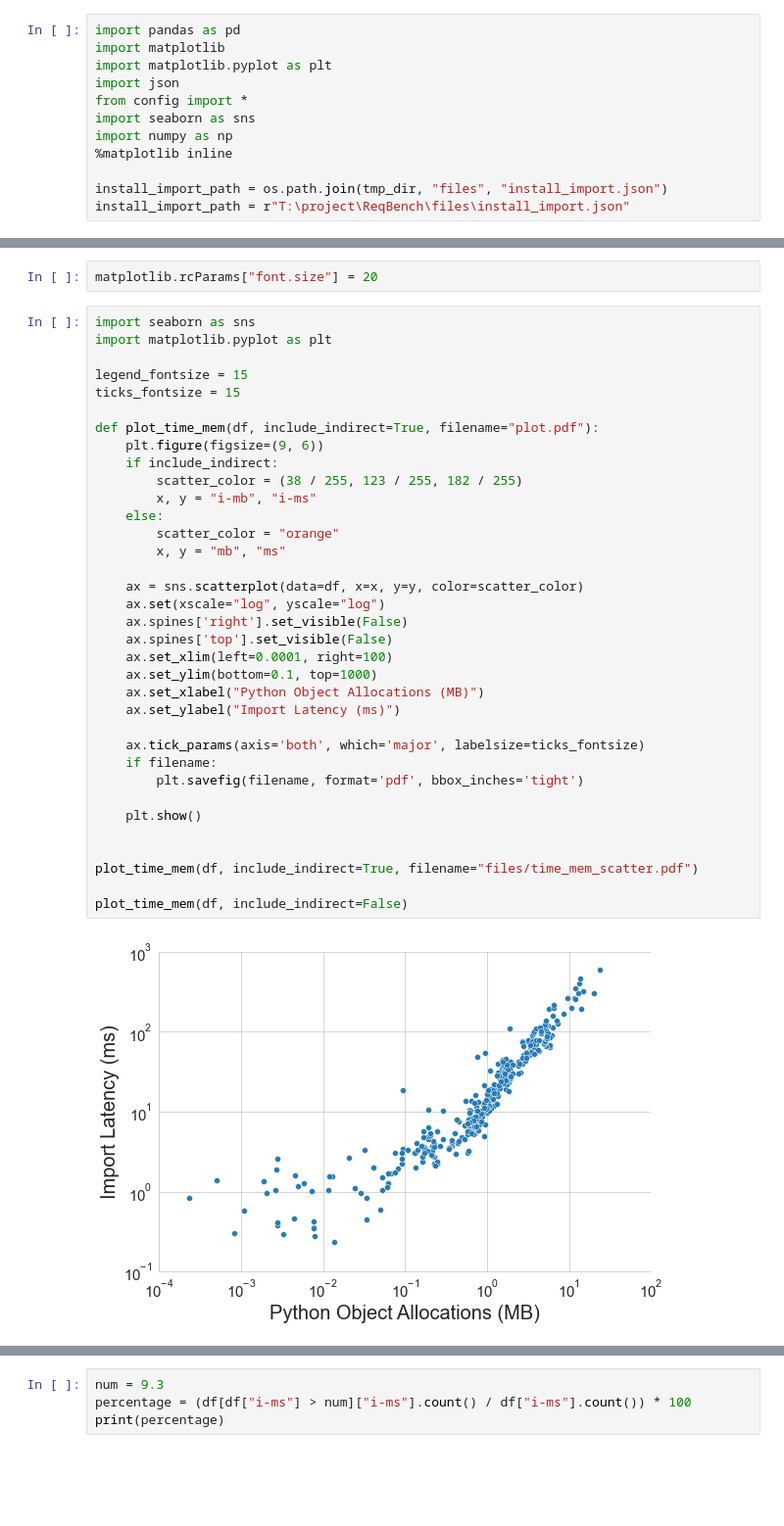
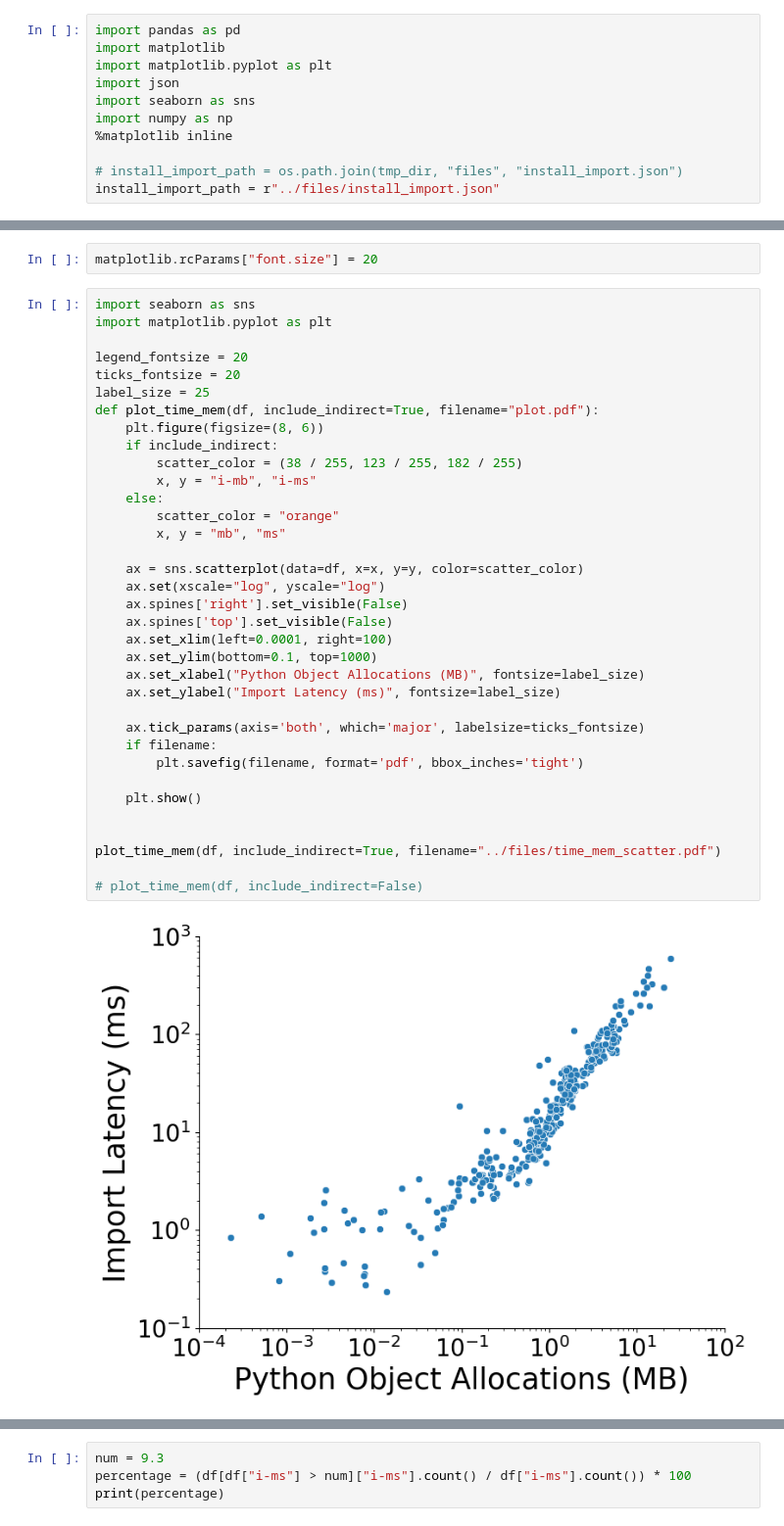
Before and after one commit to open-lambda/ReqBench, a Jupyter notebook: plot/time_mem.ipynb, the cells around one changed output, grey strips where cells are left out. Shown: that part at 98% size. Saved outputs shown, nothing was run; the diff lists cells and outputs as text; blank space fills up the shorter version.

Commit message:
adjust font size

```diff
--- a/plot/time_mem.ipynb
+++ b/plot/time_mem.ipynb
@@ -3,13 +3,12 @@ import pandas as pd
 import matplotlib
 import matplotlib.pyplot as plt
 import json
-from config import *
 import seaborn as sns
 import numpy as np
 %matplotlib inline
 
-install_import_path = os.path.join(tmp_dir, "files", "install_import.json")
-install_import_path = r"T:\project\ReqBench\files\install_import.json"
+# install_import_path = os.path.join(tmp_dir, "files", "install_import.json")
+install_import_path = r"../files/install_import.json"
 # %%
 install_import_dict = json.load(open(install_import_path))
 formatted_data = []
@@ -27,37 +26,37 @@ matplotlib.rcParams["font.size"] = 20
 # %%
 import seaborn as sns
 import matplotlib.pyplot as plt
 
-legend_fontsize = 15
-ticks_fontsize = 15
-
+legend_fontsize = 20
+ticks_fontsize = 20
+label_size = 25
 def plot_time_mem(df, include_indirect=True, filename="plot.pdf"):
-    plt.figure(figsize=(9, 6))
+    plt.figure(figsize=(8, 6))
     if include_indirect:
         scatter_color = (38 / 255, 123 / 255, 182 / 255)
         x, y = "i-mb", "i-ms"
     else:
         scatter_color = "orange"
         x, y = "mb", "ms"
 
     ax = sns.scatterplot(data=df, x=x, y=y, color=scatter_color)
     ax.set(xscale="log", yscale="log")
     ax.spines['right'].set_visible(False)
     ax.spines['top'].set_visible(False)
     ax.set_xlim(left=0.0001, right=100)
     ax.set_ylim(bottom=0.1, top=1000)
-    ax.set_xlabel("Python Object Allocations (MB)")
-    ax.set_ylabel("Import Latency (ms)")
+    ax.set_xlabel("Python Object Allocations (MB)", fontsize=label_size)
+    ax.set_ylabel("Import Latency (ms)", fontsize=label_size)
 
     ax.tick_params(axis='both', which='major', labelsize=ticks_fontsize)
     if filename:
         plt.savefig(filename, format='pdf', bbox_inches='tight')
 
     plt.show()
 
 
-plot_time_mem(df, include_indirect=True, filename="files/time_mem_scatter.pdf")
+plot_time_mem(df, include_indirect=True, filename="../files/time_mem_scatter.pdf")
 
-plot_time_mem(df, include_indirect=False)
+# plot_time_mem(df, include_indirect=False)
 # %% [output]
-[figure, old version]
+[figure, new version]
```
Also changed, not shown: parts of 2 cells of this notebook, 1 other file.
